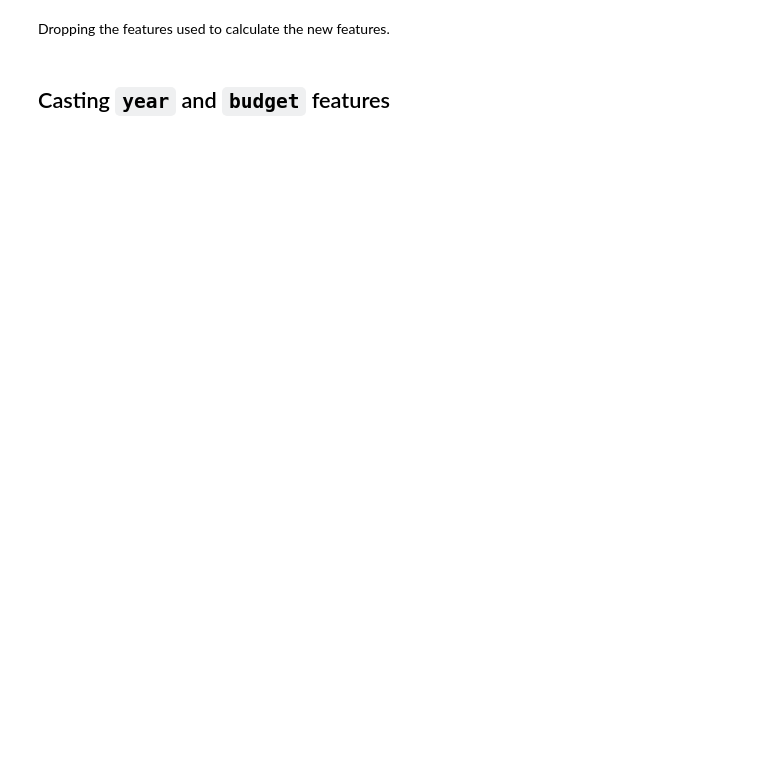
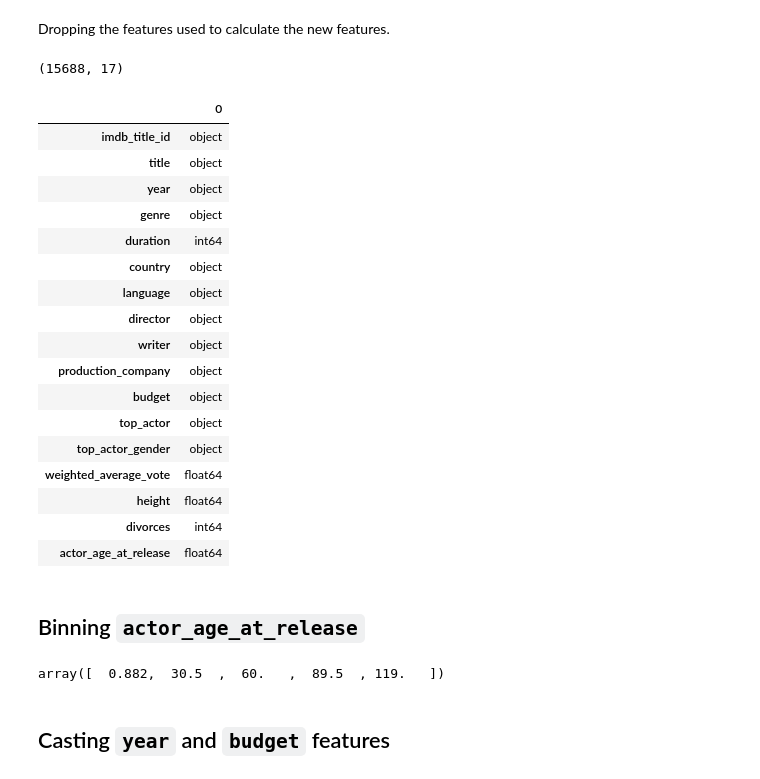
Before and after one commit to iamkahvi/imdb_rating_prediction_system, a Jupyter notebook: Encoding.ipynb, the cells around one changed output. Cells and saved outputs as stored; diff of their text form; code cells hidden in the pictures; blank space fills up the shorter version.

```diff
--- a/Encoding.ipynb
+++ b/Encoding.ipynb
@@ -80,25 +103,14 @@ Merging the dfNames and dfMovies datasets. The result gives 22,623 rows.
 # %%
-def calc_age(row):
+def calc_age_at_release(row):
     try:
         born = datetime.strptime(row["date_of_birth"], "%Y-%m-%d").date()
-        today = date.today()
+        released = datetime.strptime(row["date_published"], "%Y-%m-%d").date()
 
-        if pd.isnull(row["date_of_death"]):
-            return today.year - born.year
-        else:
-            dead = datetime.strptime(row["date_of_death"], "%Y-%m-%d").date()
-            return dead.year - born.year
+        age = released.year - born.year
+
+        return age if age > 0 and age < 120 else None
     except:
         return None
-# %%
-def calc_age_at_release(row):
-    try:
-        born = datetime.strptime(row["date_of_birth"], "%Y-%m-%d").date()
-        released = datetime.strptime(row["date_published"], "%Y-%m-%d").date()
-
-        return released.year - born.year
-    except:
-        return None
 # %% [markdown]
 Two functions to calculate the top actors age and the top actor age when the movie is released.
 # %%
@@ -109,3 +131,30 @@ dfMovies_Names["actor_age"] = dfMovies_Names.apply(calc_age, axis=1)
 dfMovies_Names = dfMovies_Names.drop(columns=["date_of_birth", "date_of_death", "date_published"])
 # %% [markdown]
 Dropping the features used to calculate the new features.
+# %%
+dfMovies_Names.dropna().shape
+# %% [output]
+(15688, 17)
+# %%
+pd.DataFrame(dfMovies_Names.dtypes)
+# %% [output]
+|  | 0 |
+| imdb_title_id | object |
+| title | object |
+| year | object |
+| genre | object |
+| duration | int64 |
+| country | object |
+| language | object |
+| director | object |
+| writer | object |
+| production_company | object |
+| budget | object |
+| top_actor | object |
+| top_actor_gender | object |
+| weighted_average_vote | float64 |
+| height | float64 |
+| divorces | int64 |
+| actor_age_at_release | float64 |
+# %% [markdown]
+## Binning `actor_age_at_release`
@@ -112,3 +168,7 @@ Dropping the features used to calculate the new features.
+# %%
+bins
+# %% [output]
+array([  0.882,  30.5  ,  60.   ,  89.5  , 119.   ])
 # %% [markdown]
 ## Casting `year` and `budget` features
 # %%
```
Also changed, not shown: parts of 27 cells of this notebook, 2 other files.
